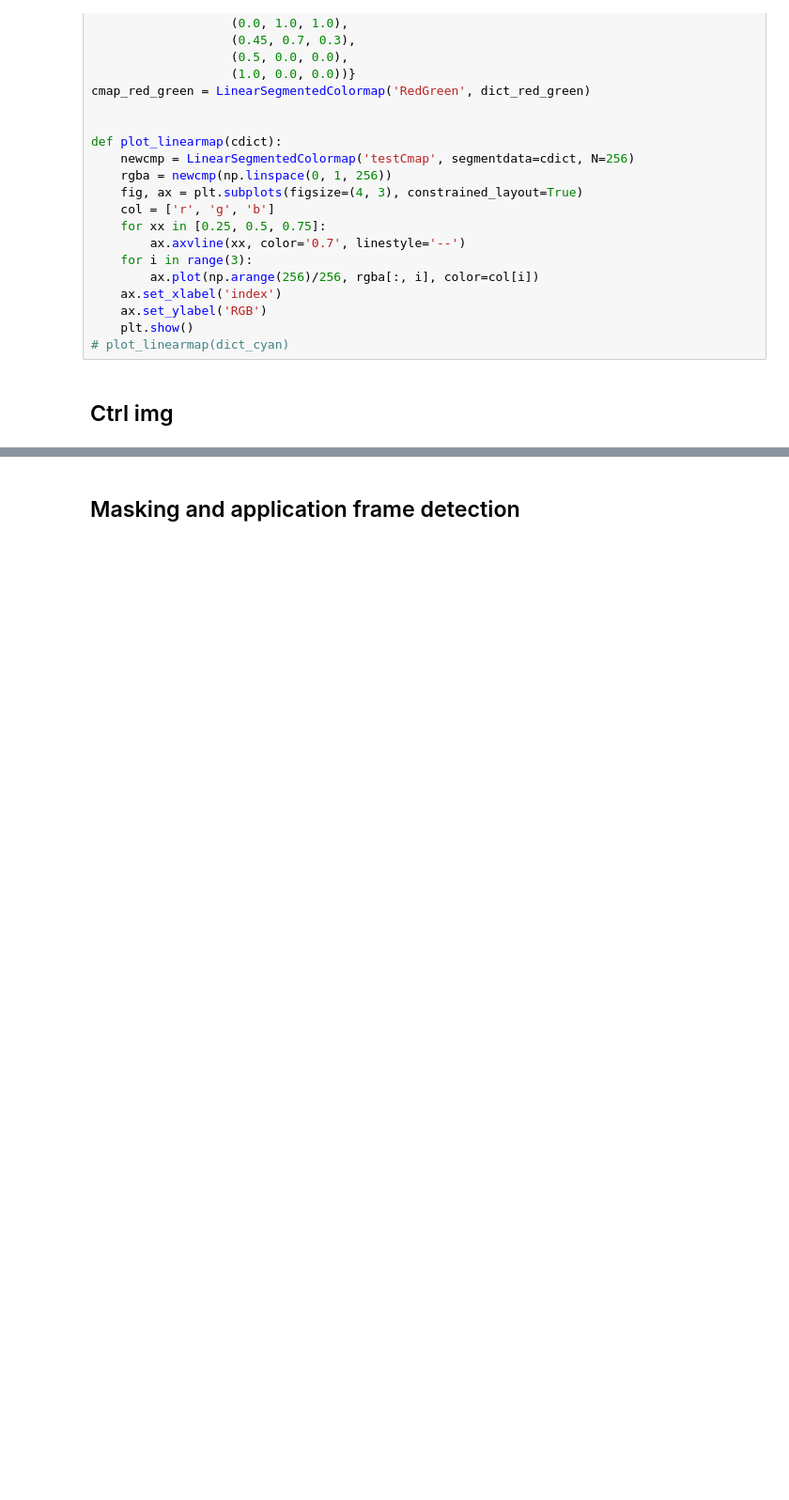
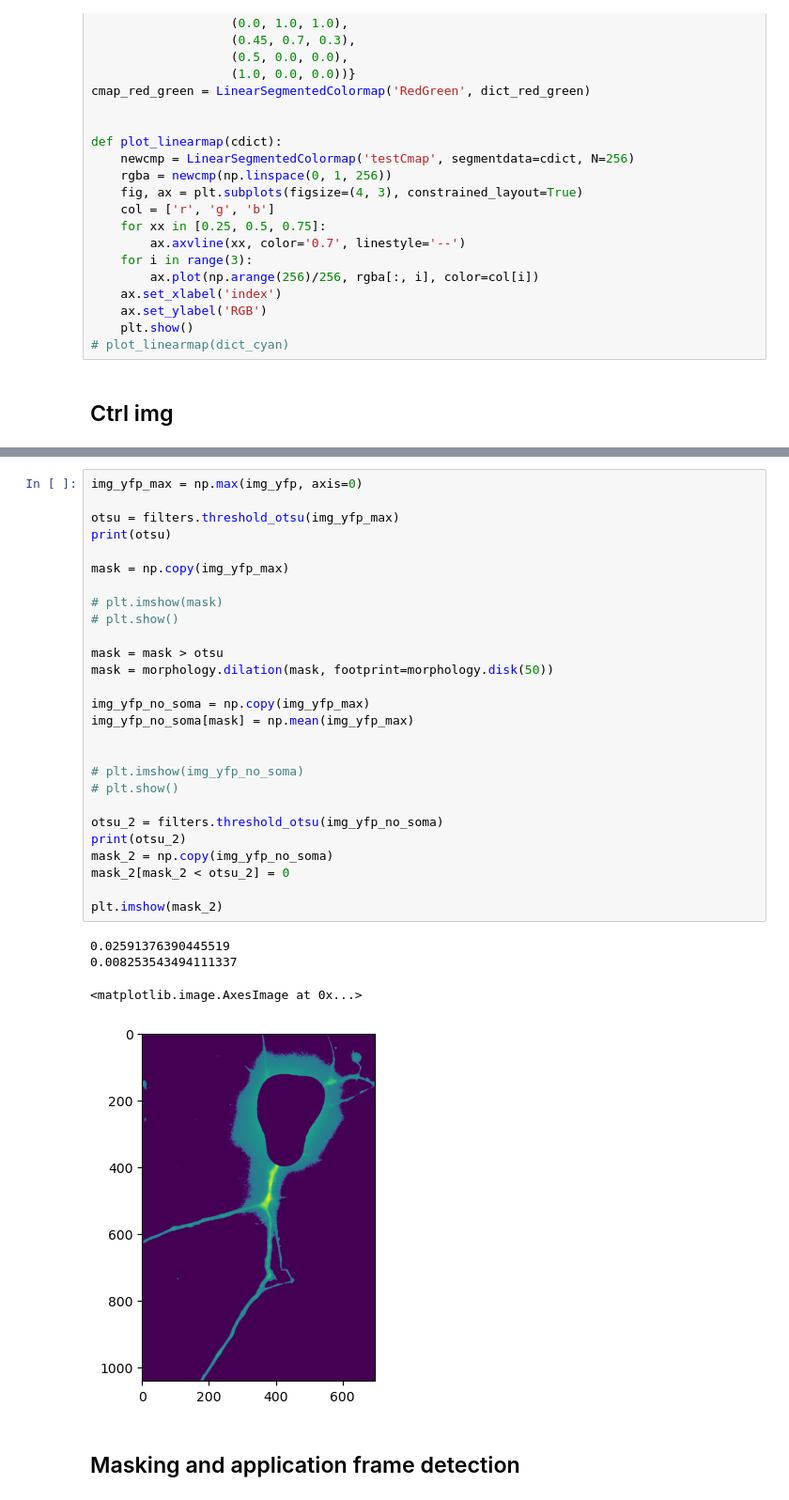
Before and after one commit to wisstock/LTData, a Jupyter notebook: cfp_yfp.ipynb, the cells around one changed output, grey strips where cells are left out. Shown at 94% size. Cells and saved outputs as stored; diff of their text form; blank space fills up the shorter version.

```diff
--- a/cfp_yfp.ipynb
+++ b/cfp_yfp.ipynb
@@ -136,3 +136,35 @@ img_yfp = filters.gaussian(img_yfp_raw, sigma=0.5)
+# %%
+img_yfp_max = np.max(img_yfp, axis=0)
+
+otsu = filters.threshold_otsu(img_yfp_max)
+print(otsu)
+
+mask = np.copy(img_yfp_max)
+
+# plt.imshow(mask)
+# plt.show()
+
+mask = mask > otsu
+mask = morphology.dilation(mask, footprint=morphology.disk(50))
+
+img_yfp_no_soma = np.copy(img_yfp_max)
+img_yfp_no_soma[mask] = np.mean(img_yfp_max)
+
+
+# plt.imshow(img_yfp_no_soma)
+# plt.show()
+
+otsu_2 = filters.threshold_otsu(img_yfp_no_soma)
+print(otsu_2)
+mask_2 = np.copy(img_yfp_no_soma)
+mask_2[mask_2 < otsu_2] = 0
+
+plt.imshow(mask_2)
+# %% [output]
+0.02591376390445519
+0.008253543494111337
+<matplotlib.image.AxesImage at 0x...>
+[figure, added]
 # %% [markdown]
 ## Masking and application frame detection
 # %%
```
Also changed, not shown: parts of 5 cells of this notebook, 1 other file.
